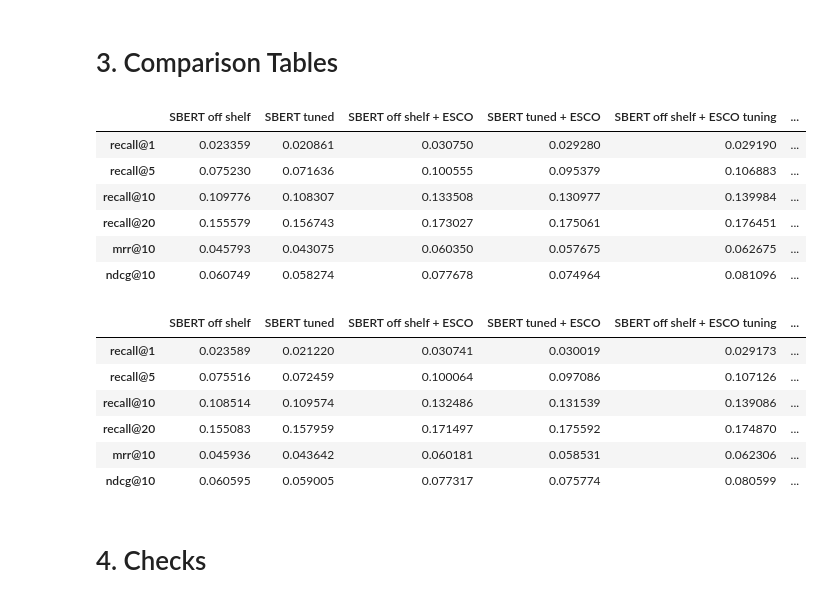
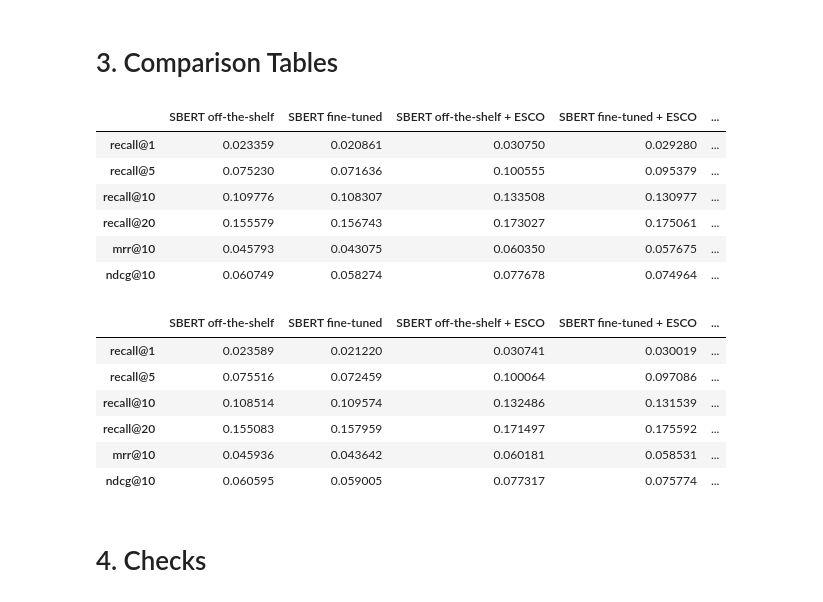
Before and after one commit to 20240693/Thesis-Career-Transitions, a Jupyter notebook: Notebooks/07_Results_analysis.ipynb, the cells around one changed output. Drawn from its saved outputs; the diff is of its cells as text; code cells hidden in the pictures.

```diff
--- a/Notebooks/07_Results_analysis.ipynb
+++ b/Notebooks/07_Results_analysis.ipynb
@@ -100,31 +100,31 @@ with open(RESULTS_PATH / "Rerankers" / "ESCO_xgb_reranker_offshelf_test_02012026
 METRICS_TO_KEEP = ["recall@1", "recall@5", "recall@10", "recall@20", "mrr@10", "ndcg@10"]
 # %%
 val_table = pd.DataFrame({
-    "SBERT off shelf": metrics_dict_to_series(off_shelf_val),
-    "SBERT tuned": metrics_dict_to_series(tuned_val),
-    "SBERT off shelf + ESCO": metrics_dict_to_series(esco_off_shelf_val),
-    "SBERT tuned + ESCO": metrics_dict_to_series(esco_tuned_val),
-    "SBERT off shelf + ESCO tuning": metrics_dict_to_series(tuned_esco_offshelf_val),
+    "SBERT off-the-shelf": metrics_dict_to_series(off_shelf_val),
+    "SBERT fine-tuned": metrics_dict_to_series(tuned_val),
+    "SBERT off-the-shelf + ESCO": metrics_dict_to_series(esco_off_shelf_val),
+    "SBERT fine-tuned + ESCO": metrics_dict_to_series(esco_tuned_val),
+    "SBERT off-the-shelf + ESCO (tuned)": metrics_dict_to_series(tuned_esco_offshelf_val),
     "Reranker (logreg)": metrics_dict_to_series(esco_logreg_offshelf_val),
     "Reranker (xgb)": metrics_dict_to_series(esco_xgb_offshelf_val),
 })
 val_table = val_table.loc[METRICS_TO_KEEP]
 val_table
 # %% [output]
-|  | SBERT off shelf | SBERT tuned | SBERT off shelf + ESCO | SBERT tuned + ESCO | SBERT off shelf + ESCO tuning | ... |
-| recall@1 | 0.023359 | 0.020861 | 0.030750 | 0.029280 | 0.029190 | ... |
-| recall@5 | 0.075230 | 0.071636 | 0.100555 | 0.095379 | 0.106883 | ... |
-| recall@10 | 0.109776 | 0.108307 | 0.133508 | 0.130977 | 0.139984 | ... |
-| recall@20 | 0.155579 | 0.156743 | 0.173027 | 0.175061 | 0.176451 | ... |
-| mrr@10 | 0.045793 | 0.043075 | 0.060350 | 0.057675 | 0.062675 | ... |
-| ndcg@10 | 0.060749 | 0.058274 | 0.077678 | 0.074964 | 0.081096 | ... |
+|  | SBERT off-the-shelf | SBERT fine-tuned | SBERT off-the-shelf + ESCO | SBERT fine-tuned + ESCO | ... |
+| recall@1 | 0.023359 | 0.020861 | 0.030750 | 0.029280 | ... |
+| recall@5 | 0.075230 | 0.071636 | 0.100555 | 0.095379 | ... |
+| recall@10 | 0.109776 | 0.108307 | 0.133508 | 0.130977 | ... |
+| recall@20 | 0.155579 | 0.156743 | 0.173027 | 0.175061 | ... |
+| mrr@10 | 0.045793 | 0.043075 | 0.060350 | 0.057675 | ... |
+| ndcg@10 | 0.060749 | 0.058274 | 0.077678 | 0.074964 | ... |
 # %%
 test_table = pd.DataFrame({
-    "SBERT off shelf": metrics_dict_to_series(off_shelf_test),
-    "SBERT tuned": metrics_dict_to_series(tuned_test),
-    "SBERT off shelf + ESCO": metrics_dict_to_series(esco_off_shelf_test),
-    "SBERT tuned + ESCO": metrics_dict_to_series(esco_tuned_test),
-    "SBERT off shelf + ESCO tuning": metrics_dict_to_series(tuned_esco_offshelf_test),
+    "SBERT off-the-shelf": metrics_dict_to_series(off_shelf_test),
+    "SBERT fine-tuned": metrics_dict_to_series(tuned_test),
+    "SBERT off-the-shelf + ESCO": metrics_dict_to_series(esco_off_shelf_test),
+    "SBERT fine-tuned + ESCO": metrics_dict_to_series(esco_tuned_test),
+    "SBERT off-the-shelf + ESCO (tuned)": metrics_dict_to_series(tuned_esco_offshelf_test),
     "Reranker (logreg)": metrics_dict_to_series(esco_logreg_offshelf_test),
     "Reranker (xgb)": metrics_dict_to_series(esco_xgb_offshelf_test),
 })
@@ -132,13 +132,13 @@ test_table = pd.DataFrame({
 test_table = test_table.loc[METRICS_TO_KEEP]
 test_table
 # %% [output]
-|  | SBERT off shelf | SBERT tuned | SBERT off shelf + ESCO | SBERT tuned + ESCO | SBERT off shelf + ESCO tuning | ... |
-| recall@1 | 0.023589 | 0.021220 | 0.030741 | 0.030019 | 0.029173 | ... |
-| recall@5 | 0.075516 | 0.072459 | 0.100064 | 0.097086 | 0.107126 | ... |
-| recall@10 | 0.108514 | 0.109574 | 0.132486 | 0.131539 | 0.139086 | ... |
-| recall@20 | 0.155083 | 0.157959 | 0.171497 | 0.175592 | 0.174870 | ... |
-| mrr@10 | 0.045936 | 0.043642 | 0.060181 | 0.058531 | 0.062306 | ... |
-| ndcg@10 | 0.060595 | 0.059005 | 0.077317 | 0.075774 | 0.080599 | ... |
+|  | SBERT off-the-shelf | SBERT fine-tuned | SBERT off-the-shelf + ESCO | SBERT fine-tuned + ESCO | ... |
+| recall@1 | 0.023589 | 0.021220 | 0.030741 | 0.030019 | ... |
+| recall@5 | 0.075516 | 0.072459 | 0.100064 | 0.097086 | ... |
+| recall@10 | 0.108514 | 0.109574 | 0.132486 | 0.131539 | ... |
+| recall@20 | 0.155083 | 0.157959 | 0.171497 | 0.175592 | ... |
+| mrr@10 | 0.045936 | 0.043642 | 0.060181 | 0.058531 | ... |
+| ndcg@10 | 0.060595 | 0.059005 | 0.077317 | 0.075774 | ... |
 # %% [markdown]
 <a class="anchor" id="chapter4"></a>
 
```
Also changed, not shown: parts of 5 cells of this notebook.
